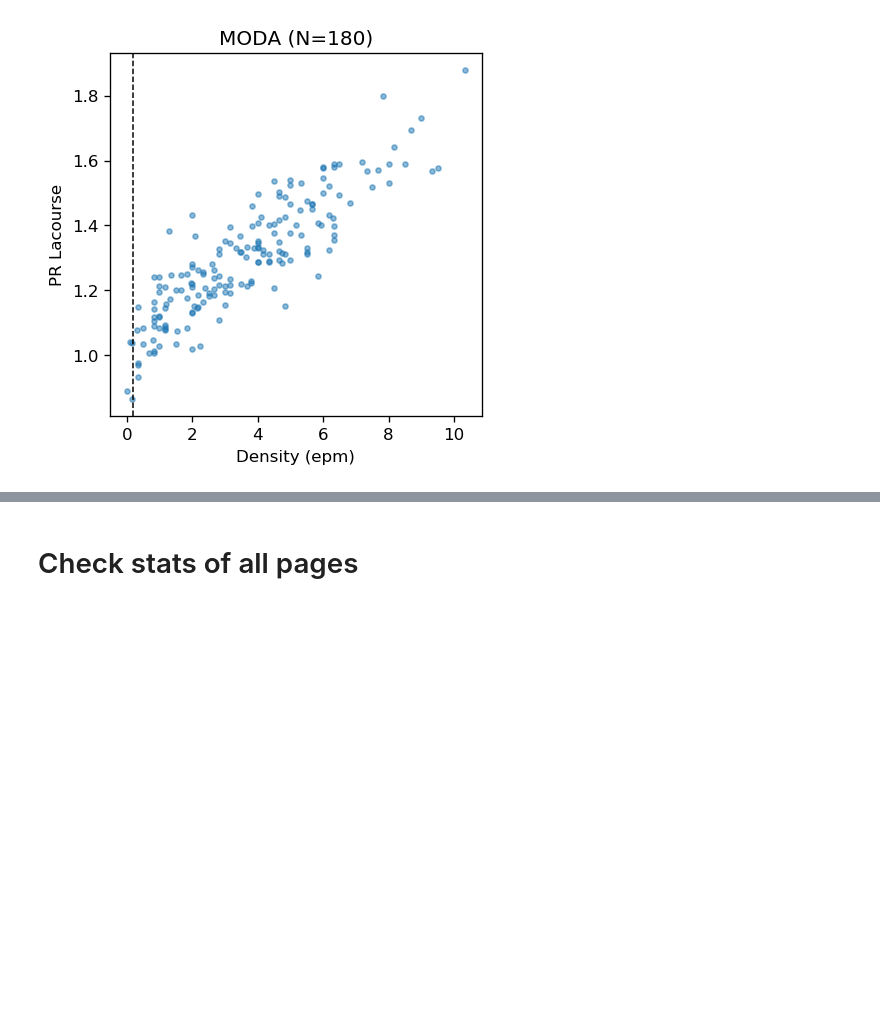
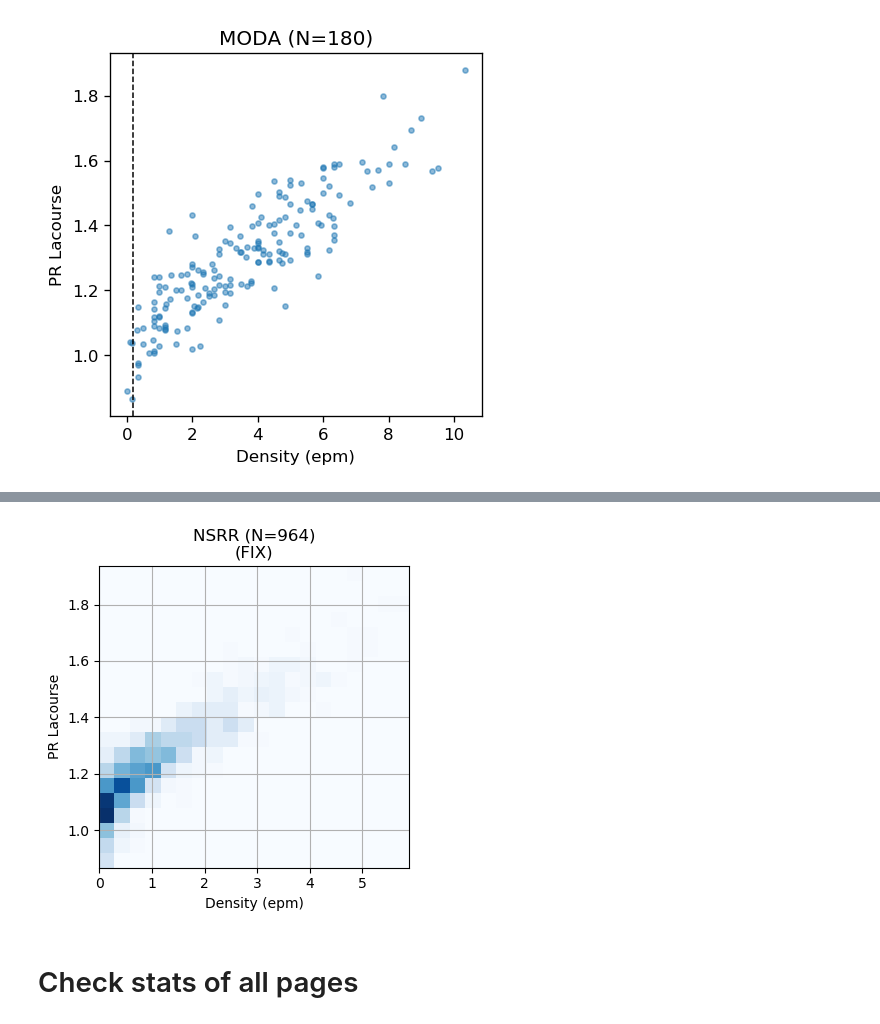
Before and after one commit to nicolasigor/sleep-rnn, a Jupyter notebook: figs_thesis/2021_eda_nsrr_page_exclusion.ipynb, the cells around one changed output, grey strips where cells are left out. Drawn from its saved outputs; the diff is of its cells as text; code cells hidden in the pictures; blank space fills up the shorter version.

Commit message:
nsrr exclusion of artifacts ready

```diff
--- a/figs_thesis/2021_eda_nsrr_page_exclusion.ipynb
+++ b/figs_thesis/2021_eda_nsrr_page_exclusion.ipynb
@@ -710,3 +815,34 @@ plt.show()
+# %%
+fig, ax = plt.subplots(1, 1, figsize=(4, 4), dpi=100)
+pr_raw = table_bysubject.pr_lacourse.values
+pr_flat_sim = np.array([
+    simulated_mean_power(pl_exponent, 11, 16) / simulated_mean_power(pl_exponent, 4.5, 30)
+    for pl_exponent in table_bysubject.pl_exponent.values
+])
+pr_corrected = pr_raw / pr_flat_sim
+
+#ax.plot(
+#    table_bysubject.density.values,#[valids_bysubject],
+#    pr_corrected,#[valids_bysubject],
+#    markersize=3,
+#    marker='o',
+#    linestyle="none",
+#    alpha=0.1)
+ax.hist2d(
+    table_bysubject.density.values,
+    pr_corrected,
+    bins=20,
+    cmap='Blues',
+)
+#ax.axvline(0.1, linewidth=0.9, color="k", linestyle="--")
+#ax.axhline(1.0, linewidth=0.9, color="k", linestyle="--")
+ax.set_xlabel("Density (epm)")
+ax.set_ylabel("PR Lacourse")
+ax.set_title("NSRR (N=%d)\n(FIX)" % len(table_bysubject.density.values))
+ax.grid()
+plt.show()
+# %% [output]
+[figure, added]
 # %% [markdown]
 # Check stats of all pages
 # %%
```
Also changed, not shown: parts of 6 cells of this notebook, 1 other file.
